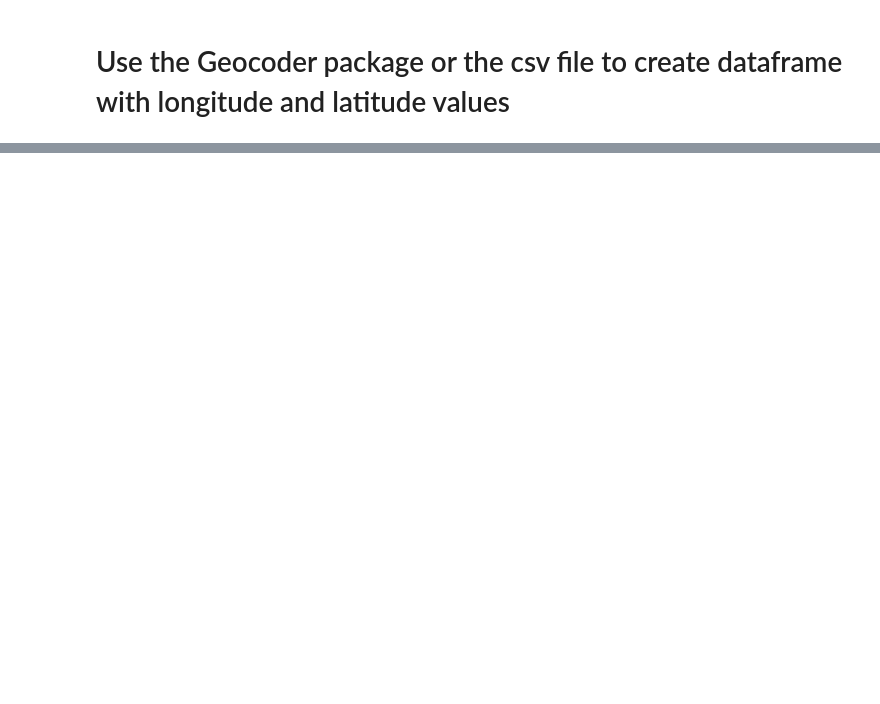
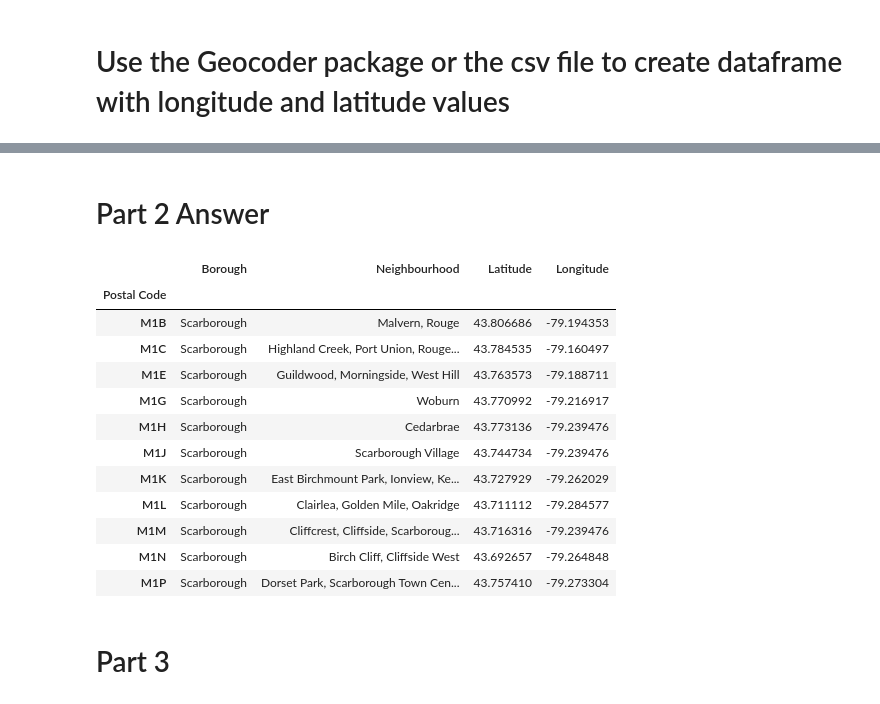
Before and after one commit to JPLAVALLEY/Coursera_Capstone, a Jupyter notebook: Segmenting and Clustering Week 3.ipynb, the cells around one changed output, grey strips where cells are left out. Drawn from its saved outputs; the diff is of its cells as text; code cells hidden in the pictures; blank space fills up the shorter version.

```diff
--- a/Segmenting and Clustering Week 3.ipynb
+++ b/Segmenting and Clustering Week 3.ipynb
@@ -168,3 +168,8 @@ Given that this package can be very unreliable, in case you are not able to get
 Use the Geocoder package or the csv file to create the following dataframe:
 # %% [markdown]
 ![image.png](attachment:image.png)
+# %%
+# we need to rename the Postcode column to Postal Code
+TorontoPostalCodes = TorontoPostalCodes.set_index("Postcode")
+TorontoPostalCodes.rename_axis("Postal Code", axis='index', inplace=True)
+TorontoPostalCodes.head()
@@ -225,0 +186,5 @@ Geospatial_data = pd.DataFrame(Geospatial_data)
+# %%
+toronto_geocsv = 'https://cocl.us/Geospatial_data'
+!wget -q -O 'toronto_m.geospatial_data.csv' toronto_geocsv
+geocsv_data = pd.read_csv(toronto_geocsv).set_index("Postal Code")
+geocsv_data.head()
@@ -225,0 +201,3 @@ Geospatial_data = pd.DataFrame(Geospatial_data)
+# %%
+toronto_neighborhoods = TorontoPostalCodes.join(geocsv_data)
+toronto_neighborhoods.head()
@@ -225,0 +212,20 @@ Geospatial_data = pd.DataFrame(Geospatial_data)
+# %% [markdown]
+# Part 2 Answer
+# %%
+toronto_neighborhoods[0:11]
+# %% [output]
+|  | Borough | Neighbourhood | Latitude | Longitude |
+| Postal Code |  |  |  |  |
+| M1B | Scarborough | Malvern, Rouge | 43.806686 | -79.194353 |
+| M1C | Scarborough | Highland Creek, Port Union, Rouge... | 43.784535 | -79.160497 |
+| M1E | Scarborough | Guildwood, Morningside, West Hill | 43.763573 | -79.188711 |
+| M1G | Scarborough | Woburn | 43.770992 | -79.216917 |
+| M1H | Scarborough | Cedarbrae | 43.773136 | -79.239476 |
+| M1J | Scarborough | Scarborough Village | 43.744734 | -79.239476 |
+| M1K | Scarborough | East Birchmount Park, Ionview, Ke... | 43.727929 | -79.262029 |
+| M1L | Scarborough | Clairlea, Golden Mile, Oakridge | 43.711112 | -79.284577 |
+| M1M | Scarborough | Cliffcrest, Cliffside, Scarboroug... | 43.716316 | -79.239476 |
+| M1N | Scarborough | Birch Cliff, Cliffside West | 43.692657 | -79.264848 |
+| M1P | Scarborough | Dorset Park, Scarborough Town Cen... | 43.757410 | -79.273304 |
+# %% [markdown]
+# Part 3
```
Also changed, not shown: parts of 27 cells of this notebook.
